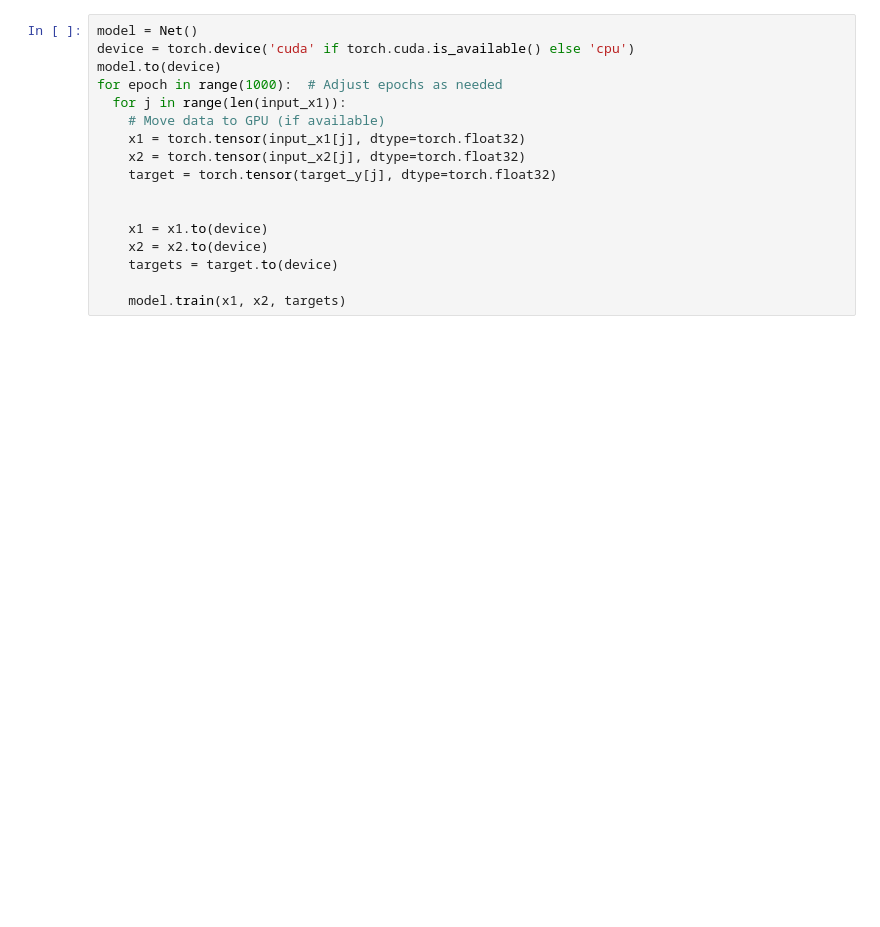
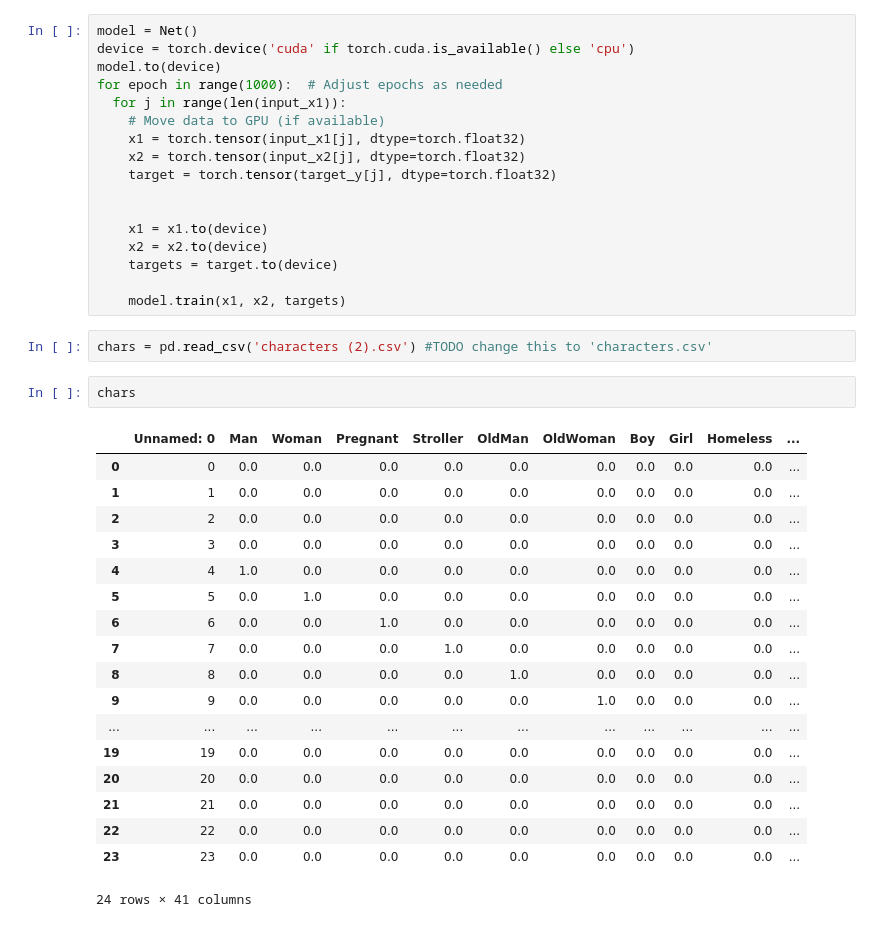
Before and after one commit to ezrarp/moral_machine, a Jupyter notebook: ColabNetwork.ipynb, the cells around one changed output. Drawn from its saved outputs; the diff is of its cells as text; blank space fills up the shorter version.

```diff
--- a/ColabNetwork.ipynb
+++ b/ColabNetwork.ipynb
@@ -99,3 +97,26 @@ for epoch in range(1000):  # Adjust epochs as needed
     targets = target.to(device)
 
     model.train(x1, x2, targets)
+# %%
+chars = pd.read_csv('characters (2).csv') #TODO change this to 'characters.csv'
+# %%
+chars
+# %% [output]
+|  | Unnamed: 0 | Man | Woman | Pregnant | Stroller | OldMan | OldWoman | Boy | Girl | Homeless | ... |
+| 0 | 0 | 0.0 | 0.0 | 0.0 | 0.0 | 0.0 | 0.0 | 0.0 | 0.0 | 0.0 | ... |
+| 1 | 1 | 0.0 | 0.0 | 0.0 | 0.0 | 0.0 | 0.0 | 0.0 | 0.0 | 0.0 | ... |
+| 2 | 2 | 0.0 | 0.0 | 0.0 | 0.0 | 0.0 | 0.0 | 0.0 | 0.0 | 0.0 | ... |
+| 3 | 3 | 0.0 | 0.0 | 0.0 | 0.0 | 0.0 | 0.0 | 0.0 | 0.0 | 0.0 | ... |
+| 4 | 4 | 1.0 | 0.0 | 0.0 | 0.0 | 0.0 | 0.0 | 0.0 | 0.0 | 0.0 | ... |
+| 5 | 5 | 0.0 | 1.0 | 0.0 | 0.0 | 0.0 | 0.0 | 0.0 | 0.0 | 0.0 | ... |
+| 6 | 6 | 0.0 | 0.0 | 1.0 | 0.0 | 0.0 | 0.0 | 0.0 | 0.0 | 0.0 | ... |
+| 7 | 7 | 0.0 | 0.0 | 0.0 | 1.0 | 0.0 | 0.0 | 0.0 | 0.0 | 0.0 | ... |
+| 8 | 8 | 0.0 | 0.0 | 0.0 | 0.0 | 1.0 | 0.0 | 0.0 | 0.0 | 0.0 | ... |
+| 9 | 9 | 0.0 | 0.0 | 0.0 | 0.0 | 0.0 | 1.0 | 0.0 | 0.0 | 0.0 | ... |
+| ... | ... | ... | ... | ... | ... | ... | ... | ... | ... | ... | ... |
+| 19 | 19 | 0.0 | 0.0 | 0.0 | 0.0 | 0.0 | 0.0 | 0.0 | 0.0 | 0.0 | ... |
+| 20 | 20 | 0.0 | 0.0 | 0.0 | 0.0 | 0.0 | 0.0 | 0.0 | 0.0 | 0.0 | ... |
+| 21 | 21 | 0.0 | 0.0 | 0.0 | 0.0 | 0.0 | 0.0 | 0.0 | 0.0 | 0.0 | ... |
+| 22 | 22 | 0.0 | 0.0 | 0.0 | 0.0 | 0.0 | 0.0 | 0.0 | 0.0 | 0.0 | ... |
+| 23 | 23 | 0.0 | 0.0 | 0.0 | 0.0 | 0.0 | 0.0 | 0.0 | 0.0 | 0.0 | ... |
+24 rows × 41 columns
```
Also changed, not shown: parts of 3 cells of this notebook.
